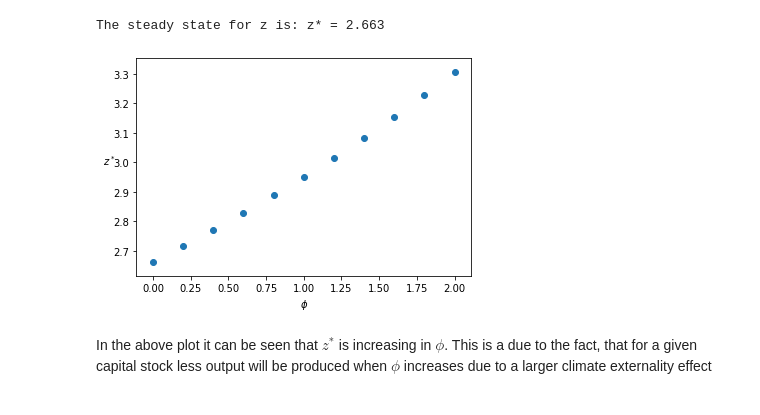
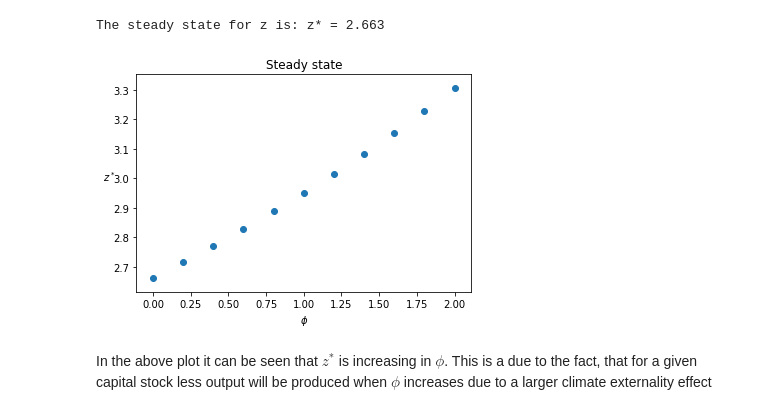
Before and after one commit to NumEconCopenhagen/projects-2020-group-xxv, a Jupyter notebook: modelproject/modelproject.ipynb, the cells around one changed output. Drawn from its saved outputs; the diff is of its cells as text; code cells hidden in the pictures.

```diff
--- a/modelproject/modelproject.ipynb
+++ b/modelproject/modelproject.ipynb
@@ -117,12 +117,13 @@ for phi in phis: # Obtaining various SS values for z by changing phi
 # %%
 #Plotting relationship between steady state and phi
 fig = plt.figure()
 ax = fig.add_subplot(1,1,1)
 cs = plt.scatter(phis,SS_list)
 ax.set_xlabel('$\phi$')
-ax.set_ylabel('$z^*$').set_rotation(0);
+ax.set_ylabel('$z^*$').set_rotation(0)
+ax.set_title("Steady state");
 # %% [output]
-[figure, old version]
+[figure, new version]
 # %% [markdown]
 In the above plot it can be seen that $z^*$ is increasing in $\phi$. This is a due to the fact, that for a given capital stock less output will be produced when $\phi$ increases due to a larger climate externality effect
 # %% [markdown]
```
Also changed, not shown: parts of 7 cells of this notebook.
